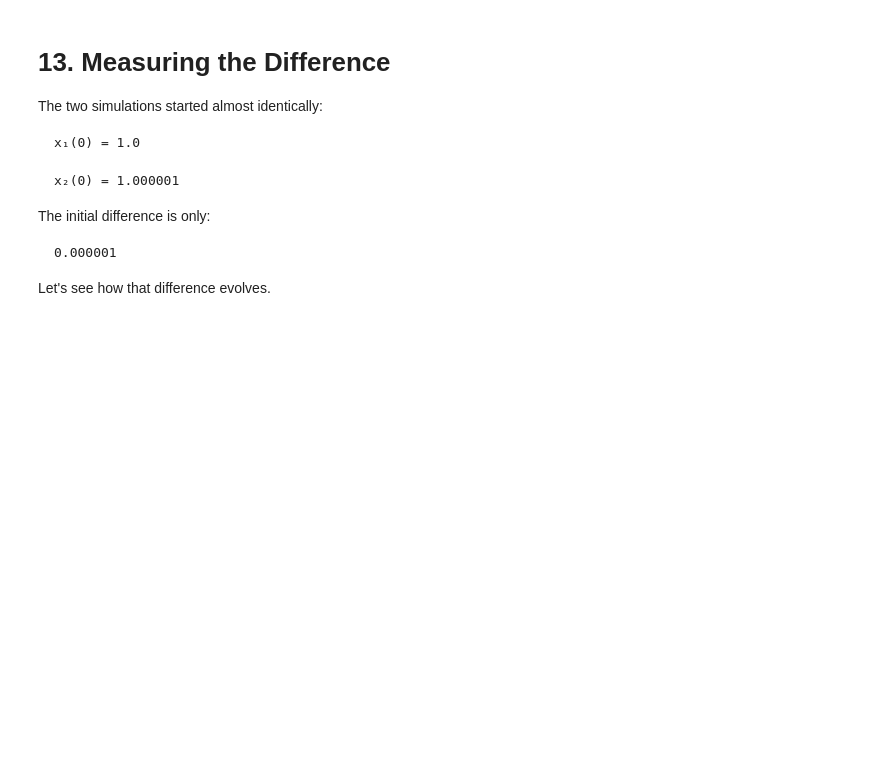
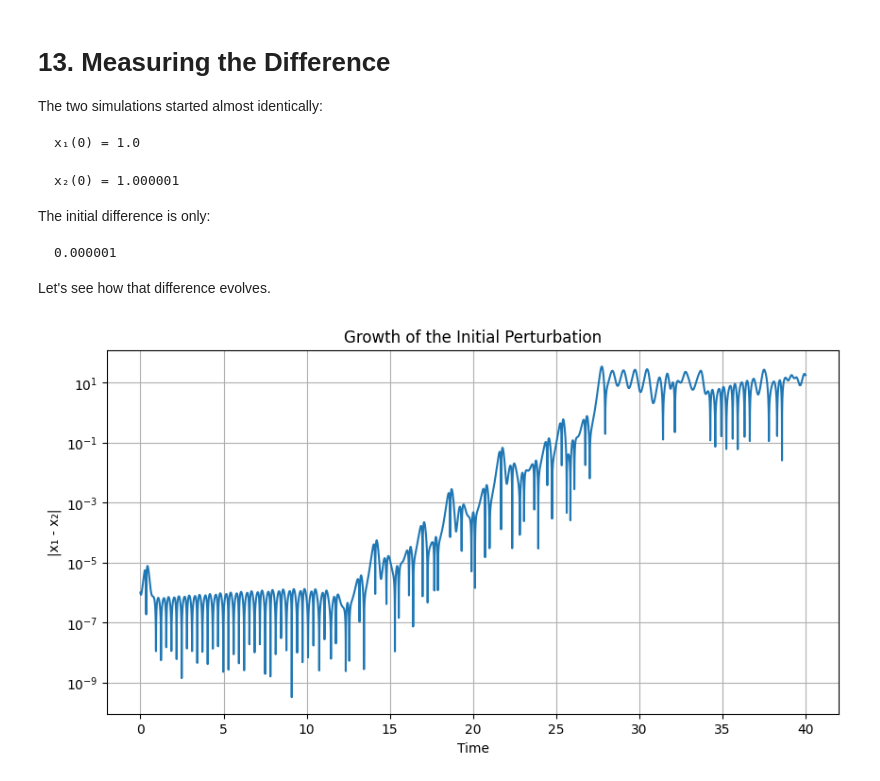
Before and after one commit to AnirbansarkarS/PINN-Research-notebooks, a Jupyter notebook: Systems of ODEs, Numerical Simulation & the Lorenz System.ipynb, the cells around one changed output. Saved outputs shown, nothing was run; the diff lists cells and outputs as text; code cells hidden in the pictures; blank space fills up the shorter version.

```diff
--- a/Systems of ODEs, Numerical Simulation & the Lorenz System.ipynb
+++ b/Systems of ODEs, Numerical Simulation & the Lorenz System.ipynb
@@ -541,3 +541,18 @@ The initial difference is only:
     0.000001
 
 Let's see how that difference evolves.
+# %%
+difference = np.abs(x1 - x2)
+
+plt.figure(figsize=(10, 5))
+
+plt.semilogy(t_eval, difference)
+
+plt.xlabel("Time")
+plt.ylabel("|x₁ - x₂|")
+plt.title("Growth of the Initial Perturbation")
+plt.grid(True)
+
+plt.show()
+# %% [output]
+[figure, added]
```
Also changed, not shown: parts of 4 cells of this notebook.
